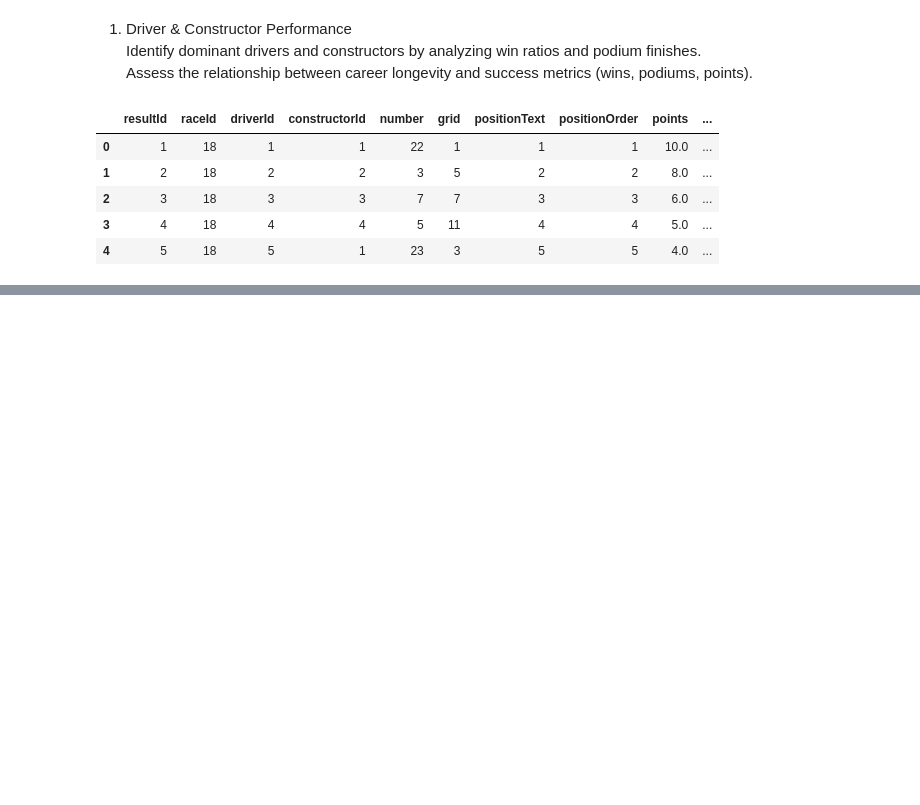
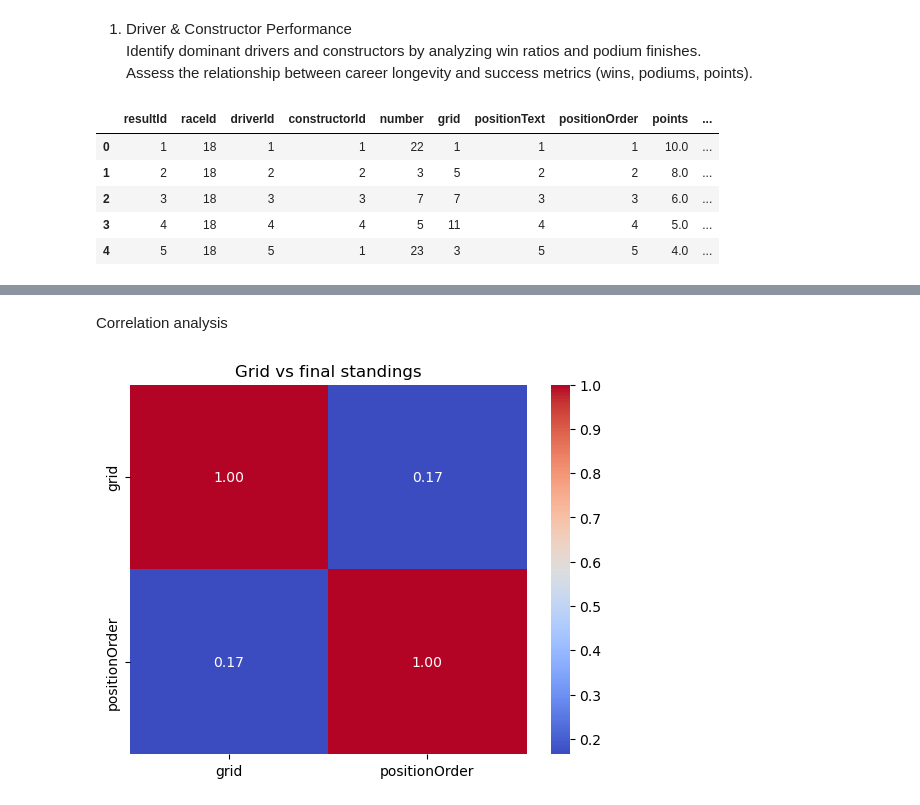
Before and after one commit to LalithKishore-S/DPL_2025, a Jupyter notebook: Analysis_questions.ipynb, the cells around one changed output, grey strips where cells are left out. Saved outputs shown, nothing was run; the diff lists cells and outputs as text; code cells hidden in the pictures; blank space fills up the shorter version.

```diff
--- a/Analysis_questions.ipynb
+++ b/Analysis_questions.ipynb
@@ -77,0 +226,11 @@ driver_performance.head(10)
+# %%
+results = pd.read_csv("final_dataset/results.csv")
+drivers = pd.read_csv("final_dataset/drivers.csv")
+# %% [markdown]
+Correlation analysis
+# %%
+sns.heatmap(results[['grid','positionOrder']].corr(),annot=True, cmap='coolwarm', fmt=".2f")
+plt.title("Grid vs final standings")
+plt.show()
+# %% [output]
+[figure, added]
```
Also changed, not shown: parts of 18 cells of this notebook.
